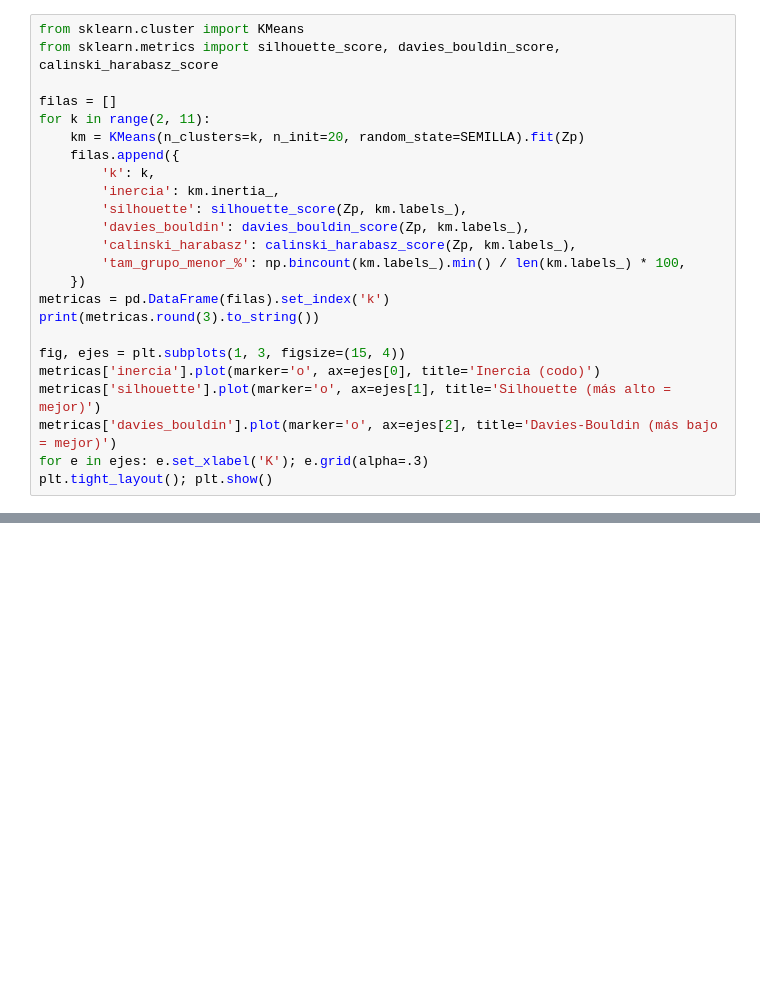
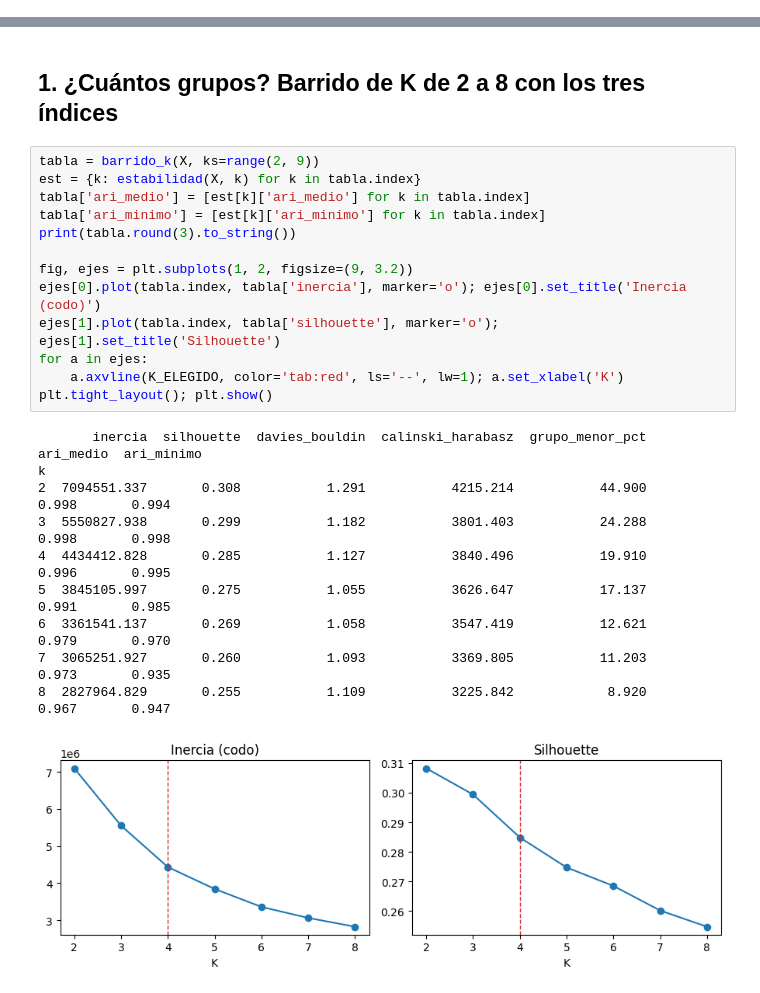
Before and after one commit to elenacarino-max/SiteWise, a Jupyter notebook: notebooks/05_clustering_kmeans.ipynb, the cells around one changed output, grey strips where cells are left out. Drawn from its saved outputs; the diff is of its cells as text; blank space fills up the shorter version.

Commit message:
feat(ml): replace v01 clustering with v02 thematic profile model
Notebooks 04-10 follow a strict order; shared code in src/sitewise/ml with tests; docs updated for v02.

```diff
--- a/notebooks/05_clustering_kmeans.ipynb
+++ b/notebooks/05_clustering_kmeans.ipynb
@@ -102,24 +0,0 @@ Se prueba cada K y se miden cuatro cosas:
-# %%
-from sklearn.cluster import KMeans
-from sklearn.metrics import silhouette_score, davies_bouldin_score, calinski_harabasz_score
-
-filas = []
-for k in range(2, 11):
-    km = KMeans(n_clusters=k, n_init=20, random_state=SEMILLA).fit(Zp)
-    filas.append({
-        'k': k,
-        'inercia': km.inertia_,
-        'silhouette': silhouette_score(Zp, km.labels_),
-        'davies_bouldin': davies_bouldin_score(Zp, km.labels_),
-        'calinski_harabasz': calinski_harabasz_score(Zp, km.labels_),
-        'tam_grupo_menor_%': np.bincount(km.labels_).min() / len(km.labels_) * 100,
-    })
-metricas = pd.DataFrame(filas).set_index('k')
-print(metricas.round(3).to_string())
-
-fig, ejes = plt.subplots(1, 3, figsize=(15, 4))
-metricas['inercia'].plot(marker='o', ax=ejes[0], title='Inercia (codo)')
-metricas['silhouette'].plot(marker='o', ax=ejes[1], title='Silhouette (más alto = mejor)')
-metricas['davies_bouldin'].plot(marker='o', ax=ejes[2], title='Davies-Bouldin (más bajo = mejor)')
-for e in ejes: e.set_xlabel('K'); e.grid(alpha=.3)
-plt.tight_layout(); plt.show()
@@ -225,0 +62,26 @@ print('Guardado en:', SALIDA.relative_to(ROOT))
+# %% [markdown]
+## 1. ¿Cuántos grupos? Barrido de K de 2 a 8 con los tres índices
+# %%
+tabla = barrido_k(X, ks=range(2, 9))
+est = {k: estabilidad(X, k) for k in tabla.index}
+tabla['ari_medio'] = [est[k]['ari_medio'] for k in tabla.index]
+tabla['ari_minimo'] = [est[k]['ari_minimo'] for k in tabla.index]
+print(tabla.round(3).to_string())
+
+fig, ejes = plt.subplots(1, 2, figsize=(9, 3.2))
+ejes[0].plot(tabla.index, tabla['inercia'], marker='o'); ejes[0].set_title('Inercia (codo)')
+ejes[1].plot(tabla.index, tabla['silhouette'], marker='o'); ejes[1].set_title('Silhouette')
+for a in ejes:
+    a.axvline(K_ELEGIDO, color='tab:red', ls='--', lw=1); a.set_xlabel('K')
+plt.tight_layout(); plt.show()
+# %% [output]
+       inercia  silhouette  davies_bouldin  calinski_harabasz  grupo_menor_pct  ari_medio  ari_minimo
+k
+2  7094551.337       0.308           1.291           4215.214           44.900      0.998       0.994
+3  5550827.938       0.299           1.182           3801.403           24.288      0.998       0.998
+4  4434412.828       0.285           1.127           3840.496           19.910      0.996       0.995
+5  3845105.997       0.275           1.055           3626.647           17.137      0.991       0.985
+6  3361541.137       0.269           1.058           3547.419           12.621      0.979       0.970
+7  3065251.927       0.260           1.093           3369.805           11.203      0.973       0.935
+8  2827964.829       0.255           1.109           3225.842            8.920      0.967       0.947
+[figure, added]
```
Also changed, not shown: parts of 31 cells of this notebook, 25 other files.
